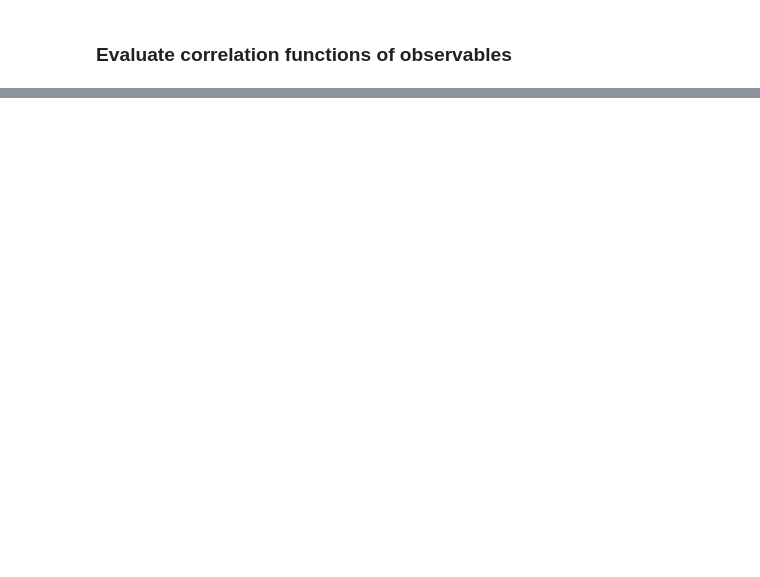
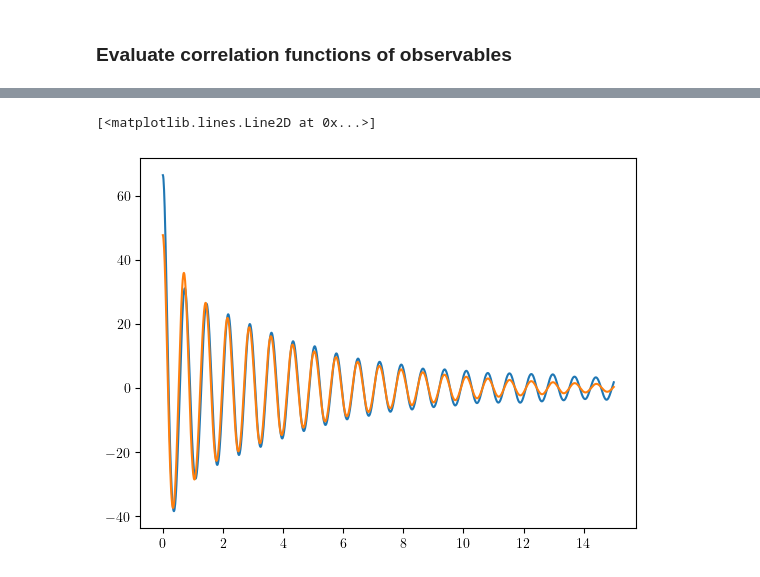
Before and after one commit to niccozagli/Response_Lorenz_Koopman, a Jupyter notebook: Correlation_Functions.ipynb, the cells around one changed output, grey strips where cells are left out. Cells and saved outputs as stored; diff of their text form; code cells hidden in the pictures; blank space fills up the shorter version.

```diff
--- a/Correlation_Functions.ipynb
+++ b/Correlation_Functions.ipynb
@@ -235,0 +146,3 @@ plt.show()
+# %%
+#K_corr_old = lambda t: Koopman_correlation_function(t,G_koop_r,fnOld,fnOld,lambdas,to_include=len(lambdas_good))
+K_corr_proj = lambda t: Koopman_correlation_function(t,G_koop_n,fn,fn,lambdas_good )
@@ -235,0 +165,11 @@ plt.show()
+# %%
+x,y,z = X[:,0] , X[:,1] , X[:,2]
+lags, cf = get_acf(z, nlags = nlags,Dt=Dt)
+Ckoop = np.array( [np.real(K_corr_proj(lag)) for lag in lags] )
+zmin, zmax = data_min[-1] , data_max[-1]
+scale = (zmax - zmin) / 2
+plt.plot(lags,cf )
+plt.plot(lags,Ckoop * scale**2, label = "Koopman")
+# %% [output]
+[<matplotlib.lines.Line2D at 0x...>]
+[figure, added]
```
Also changed, not shown: parts of 80 cells of this notebook, 1 other file.
